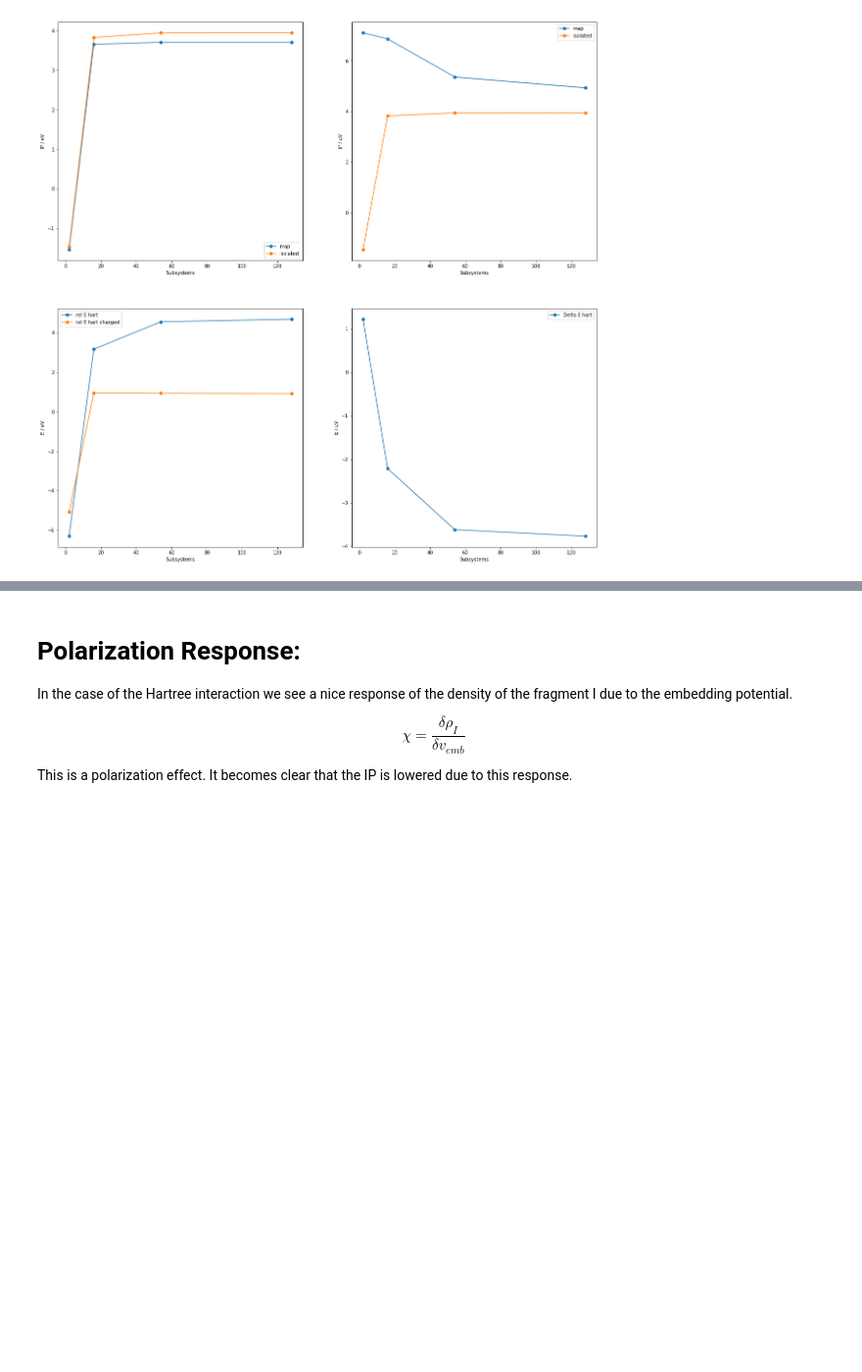
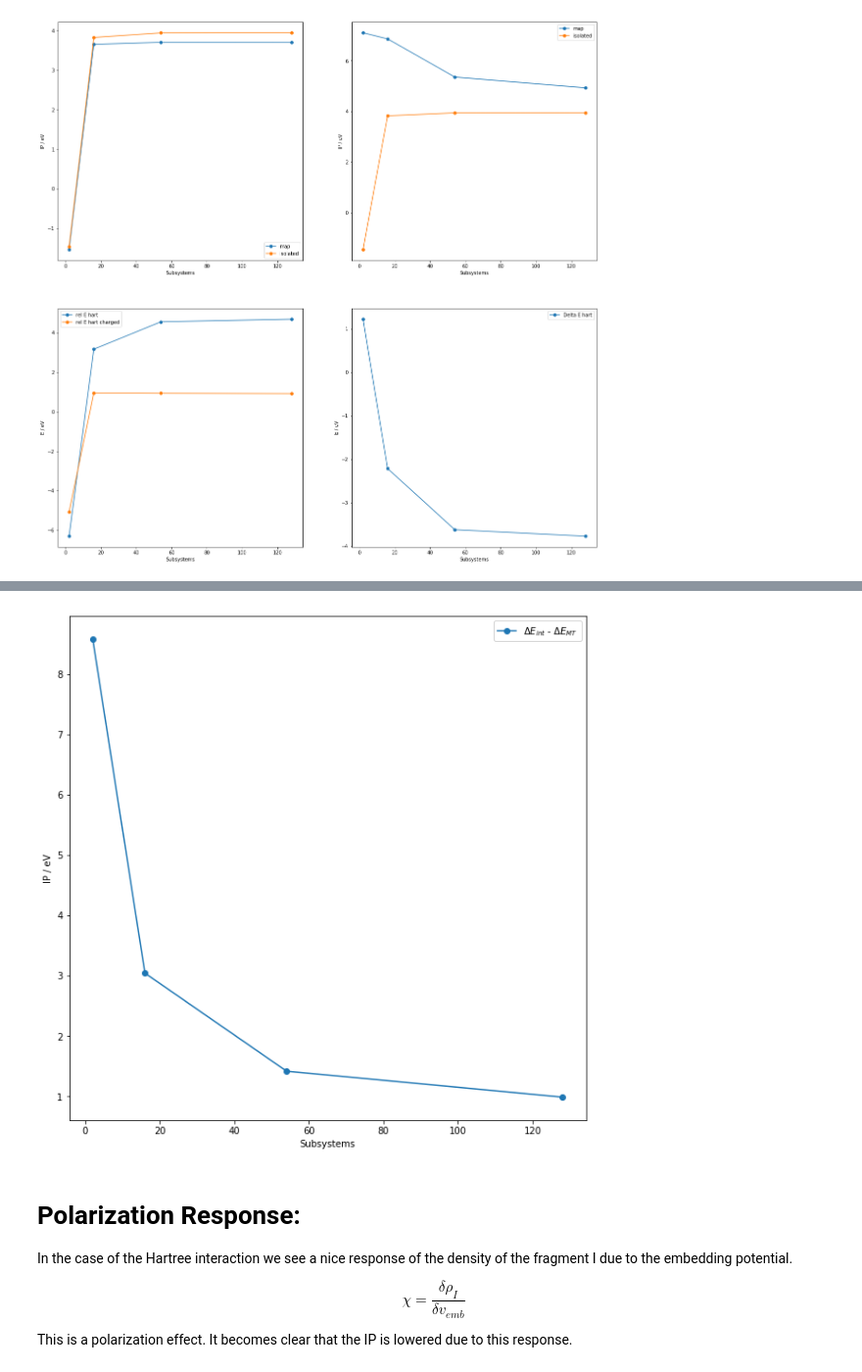
Before and after one commit to buralin/Unique-map-repository, a Jupyter notebook: NaCl_Results.ipynb, the cells around one changed output, grey strips where cells are left out. Shown at 98% size. Drawn from its saved outputs; the diff is of its cells as text; code cells hidden in the pictures; blank space fills up the shorter version.

```diff
--- a/NaCl_Results.ipynb
+++ b/NaCl_Results.ipynb
@@ -95,3 +112,20 @@ plt.show()
+# %%
+# plotting results
+mpl.rcParams['figure.figsize'] = (10,10)
+
+subsystems = [2,16,54,128]
+
+plt.plot(subsystems, data_table['ion_pot_map / eV'] + interaction_e_nuclear_eV + ry_to_ev*np.array(d_shifts_energy_g0) - data_table['ion_pot_iso / eV'], label = '$\Delta E_{int}$ - $\Delta E_{MT}$', marker = 'o')
+#axes[0][1].plot(subsystems, data_table['ion_pot_super / eV'], label = 'supercell', marker = 'o')
+#plt.plot(subsystems, data_table['ion_pot_iso / eV'], label = 'Martyna-Tuckerman isolated', marker = 'o')
+
+plt.xlabel('Subsystems')
+plt.ylabel('IP / eV')
+plt.legend()
+plt.savefig(fname = 'NaCl_dE_Interaction')
+plt.show()
+# %% [output]
+[figure, added]
 # %% [markdown]
 # Polarization Response:
 
```
Also changed, not shown: parts of 2 cells of this notebook, 3 other files.
